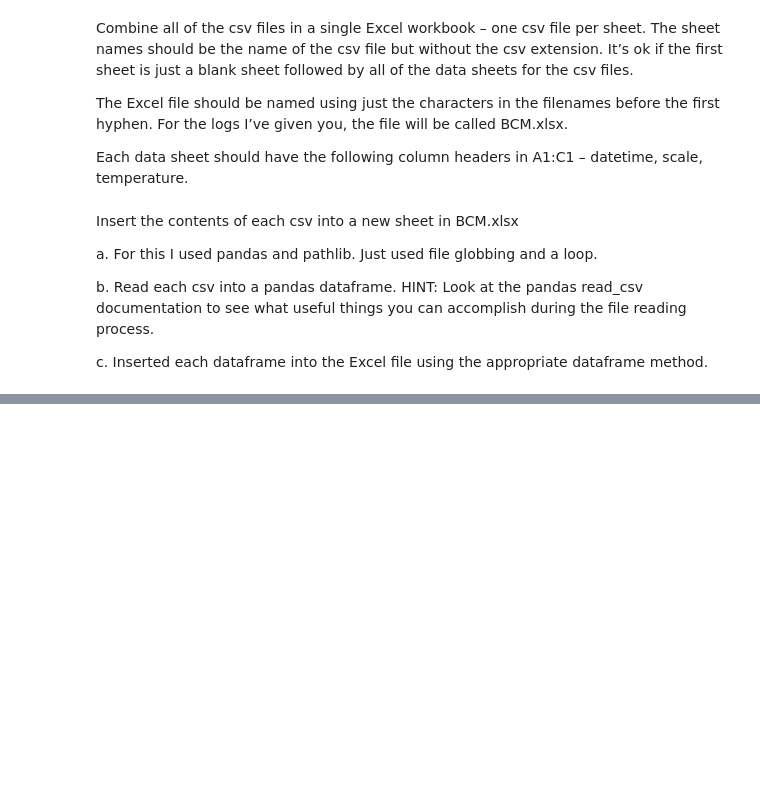
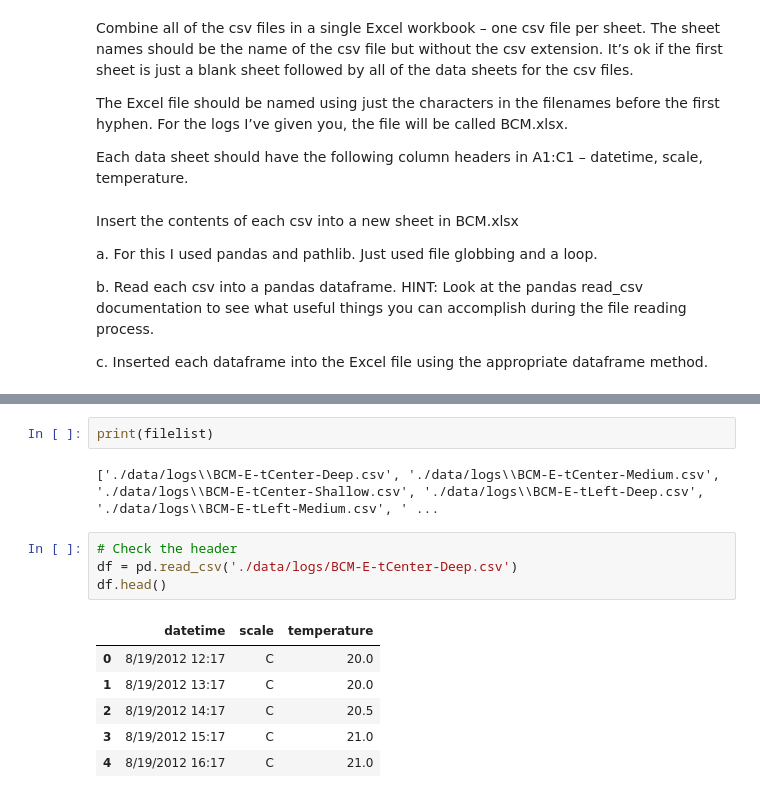
Before and after one commit to Rhedhead0621/hw2_analysis2_hojdila, a Jupyter notebook: HW2_Analysis2_hojdila.ipynb, the cells around one changed output, grey strips where cells are left out. Drawn from its saved outputs; the diff is of its cells as text; blank space fills up the shorter version.

Commit message:
headers
copied files and added headers

```diff
--- a/HW2_Analysis2_hojdila.ipynb
+++ b/HW2_Analysis2_hojdila.ipynb
@@ -58,0 +94,15 @@ c.	Inserted each dataframe into the Excel file using the appropriate dataframe m
+# %%
+print(filelist)
+# %% [output]
+['./data/logs\\BCM-E-tCenter-Deep.csv', './data/logs\\BCM-E-tCenter-Medium.csv', './data/logs\\BCM-E-tCenter-Shallow.csv', './data/logs\\BCM-E-tLeft-Deep.csv', './data/logs\\BCM-E-tLeft-Medium.csv', ' ...
+# %%
+# Check the header
+df = pd.read_csv('./data/logs/BCM-E-tCenter-Deep.csv')
+df.head()
+# %% [output]
+|  | datetime | scale | temperature |
+| 0 | 8/19/2012 12:17 | C | 20.0 |
+| 1 | 8/19/2012 13:17 | C | 20.0 |
+| 2 | 8/19/2012 14:17 | C | 20.5 |
+| 3 | 8/19/2012 15:17 | C | 21.0 |
+| 4 | 8/19/2012 16:17 | C | 21.0 |
```
Also changed, not shown: parts of 6 cells of this notebook, 30 other files.
